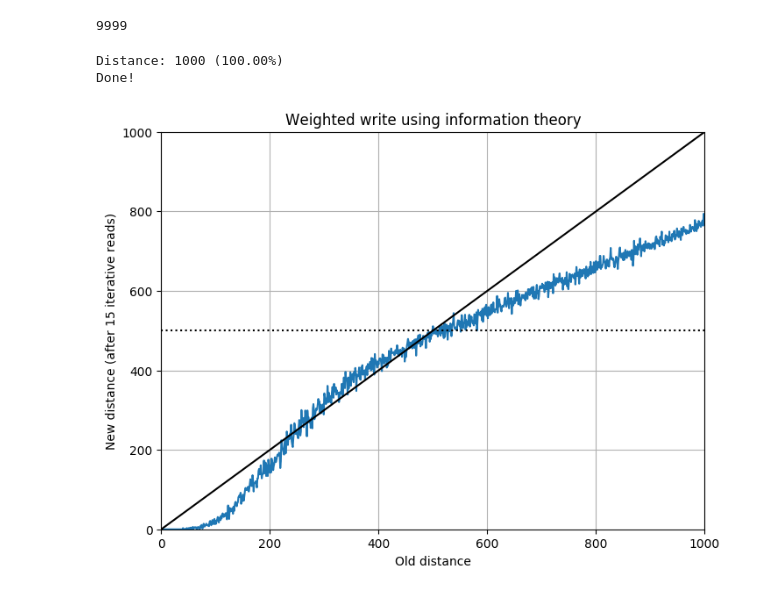
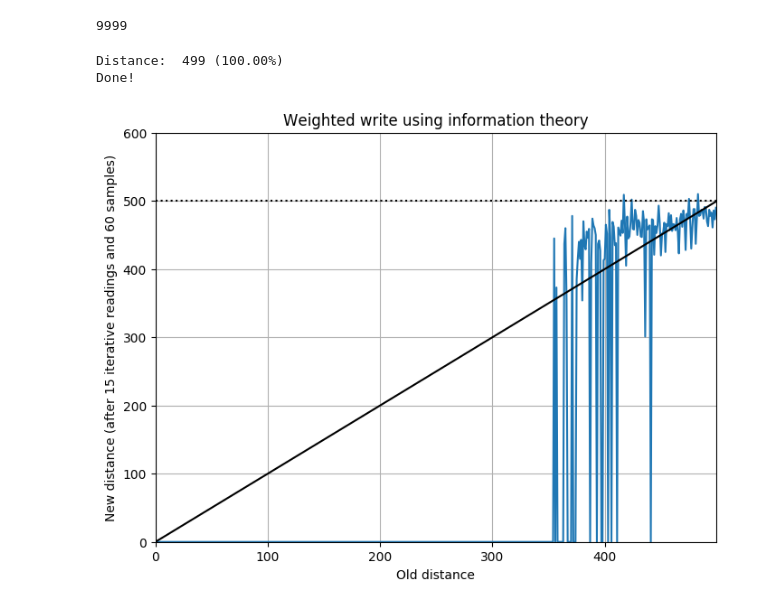
Before and after one commit to msbrogli/sdm-framework, a Jupyter notebook: docs/notebooks/Kanerva-Table-7.3 - Weighted table write.ipynb, the cells around one changed output. Saved outputs shown, nothing was run; the diff lists cells and outputs as text; code cells hidden in the pictures.

```diff
--- a/docs/notebooks/Kanerva-Table-7.3 - Weighted table write.ipynb
+++ b/docs/notebooks/Kanerva-Table-7.3 - Weighted table write.ipynb
@@ -44,7 +30,7 @@ for i in range(10000):
     clear_output(wait=True)
     print i
     bs = sdmlib.Bitstring.init_random(1000)
-    sdm.write(bs, bs, weight=weight)
+    sdm.write(bs, bs)#, weight=weight)
 # %% [output]
 9999
 # %%
@@ -53,20 +39,38 @@ sdm.write(b, b, weight=weight)
 # %%
 from IPython.display import clear_output
 
+samples = 1
+
 distances = []
-x = range(0, 1001)
+x = range(0, 500)
+#x = range(200, 220)
 for i, dist in enumerate(x):
     clear_output(wait=True)
     print 'Distance: {:4d} ({:.2f}%)'.format(dist, 100.*(i+1)/len(x))
-    c = sdmlib.Bitstring.init_from_bitstring(b)
-    c.flip_random_bits(dist)
-    assert c.distance_to(b) == dist
-    d = sdm.iter_read(c, max_iter=1)
-    distances.append(d.distance_to(b))
+    v = []
+    for j in range(samples):
+        c = sdmlib.Bitstring.init_from_bitstring(b)
+        c.flip_random_bits(dist)
+        assert c.distance_to(b) == dist
+        d = sdm.iter_read(c, max_iter=15)
+        v.append(d.distance_to(b))
+    distances.append(1.0*sum(v)/len(v))
 print 'Done!'
 # %% [output]
-Distance: 1000 (100.00%)
+Distance:  499 (100.00%)
 Done!
+# %%
+plt.figure(figsize=(8, 6), dpi=100)
+plt.plot(x, distances)
+plt.plot(x, x, 'k')
+plt.plot(x, [500]*len(x), 'k:')
+plt.title('Weighted write using information theory')
+plt.ylabel('New distance (after 15 iterative readings and 60 samples)')
+plt.xlabel('Old distance')
+plt.grid()
+plt.axis([x[0], x[-1], 0, 600]);
+# %% [output]
+[figure, added]
 # %%
 plt.figure(figsize=(8, 6), dpi=100)
 plt.plot(x, distances)
@@ -77,8 +81,6 @@ plt.ylabel('New distance (after 15 iterative reads)')
 plt.xlabel('Old distance')
 plt.grid()
 plt.axis([0, 1000, 0, 1000]);
-# %% [output]
-[figure, removed]
 # %%
 c = sdmlib.Bitstring.init_from_bitstring(b)
 c.flip_random_bits(1000)
```
Also changed, not shown: parts of 3 cells of this notebook.
